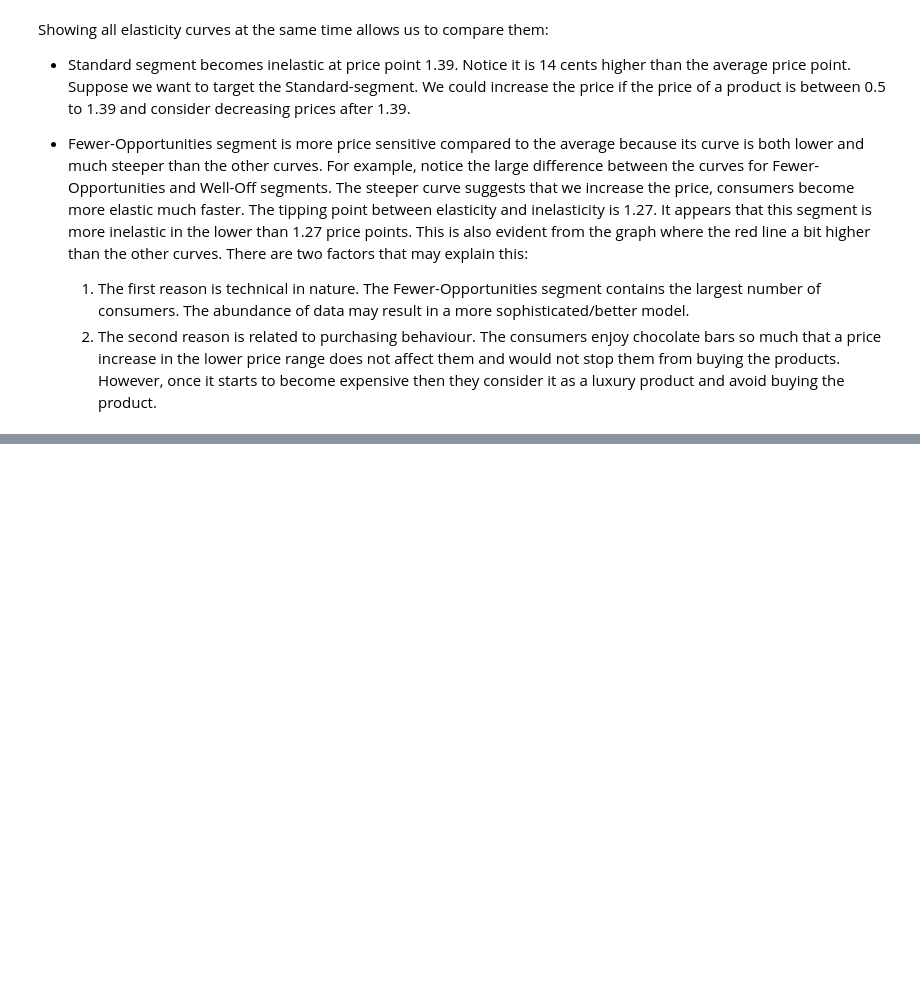
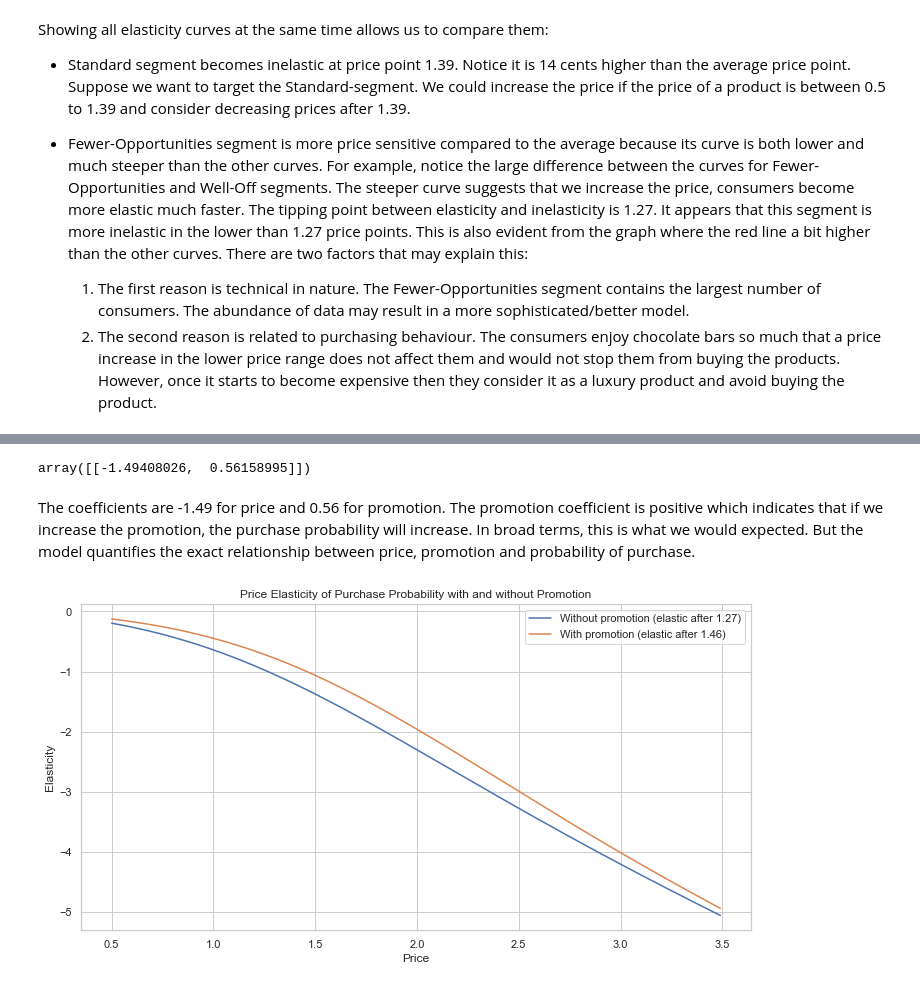
Before and after one commit to sheikhomar/customer-analytics, a Jupyter notebook: n03_modelling_purchase_probability.ipynb, the cells around one changed output, grey strips where cells are left out. Saved outputs shown, nothing was run; the diff lists cells and outputs as text; code cells hidden in the pictures; blank space fills up the shorter version.

Commit message:
Price elasticity with/without promotion.

```diff
--- a/n03_modelling_purchase_probability.ipynb
+++ b/n03_modelling_purchase_probability.ipynb
@@ -221,0 +268,5 @@ Showing all elasticity curves at the same time allows us to compare them:
+# %%
+df_purchases['Avg_Promotion'] = (
+    df_purchases['Promotion_1'] + df_purchases['Promotion_2'] +
+    df_purchases['Promotion_3'] + df_purchases['Promotion_4'] +
+    df_purchases['Promotion_5']) / 5
@@ -221,0 +276,23 @@ Showing all elasticity curves at the same time allows us to compare them:
+# %%
+lr = LogisticRegression(solver='sag')
+lr.fit(X, y)
+lr.coef_
+# %% [output]
+array([[-1.49408026,  0.56158995]])
+# %% [markdown]
+The coefficients are -1.49 for price and 0.56 for promotion. The promotion coefficient is positive which indicates that if we increase the promotion, the purchase probability will increase. In broad terms, this is what we would expected. But the model quantifies the exact relationship between price, promotion and probability of purchase.
+# %%
+df_elasticities_with_promo = calc_elasticities_with_promotion(df_purchases, promotion=1, segment=None)
+promo_cross_point = calc_elasticity_cross_point(df_elasticities_with_promo)
+promo_label = f'With promotion (elastic after {promo_cross_point:.2f})'
+
+df_elasticities_with_no_promo = calc_elasticities_with_promotion(df_purchases, promotion=0, segment=None)
+no_promo_cross_point = calc_elasticity_cross_point(df_elasticities_with_no_promo)
+no_promo_label = f'Without promotion (elastic after {no_promo_cross_point:.2f})'
+# %%
+fig, ax = plt.subplots(figsize=(12, 6))
+sns.lineplot(x='Price', y='Elasticity', data=df_elasticities_with_no_promo, label=no_promo_label, ax=ax)
+sns.lineplot(x='Price', y='Elasticity', data=df_elasticities_with_promo, label=promo_label, ax=ax)
+ax.set_title('Price Elasticity of Purchase Probability with and without Promotion');
+# %% [output]
+[figure, added]
```
Also changed, not shown: parts of 9 cells of this notebook.
